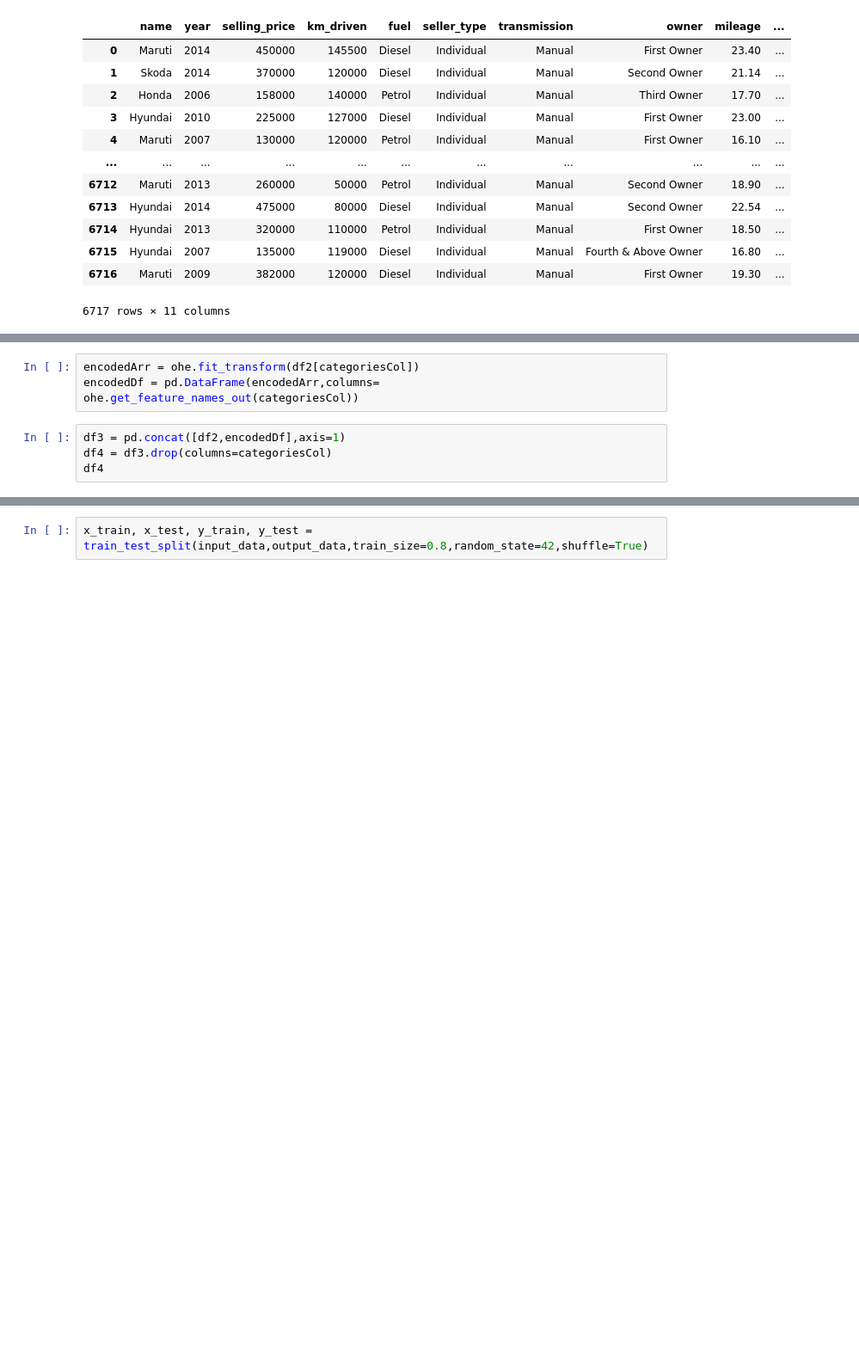
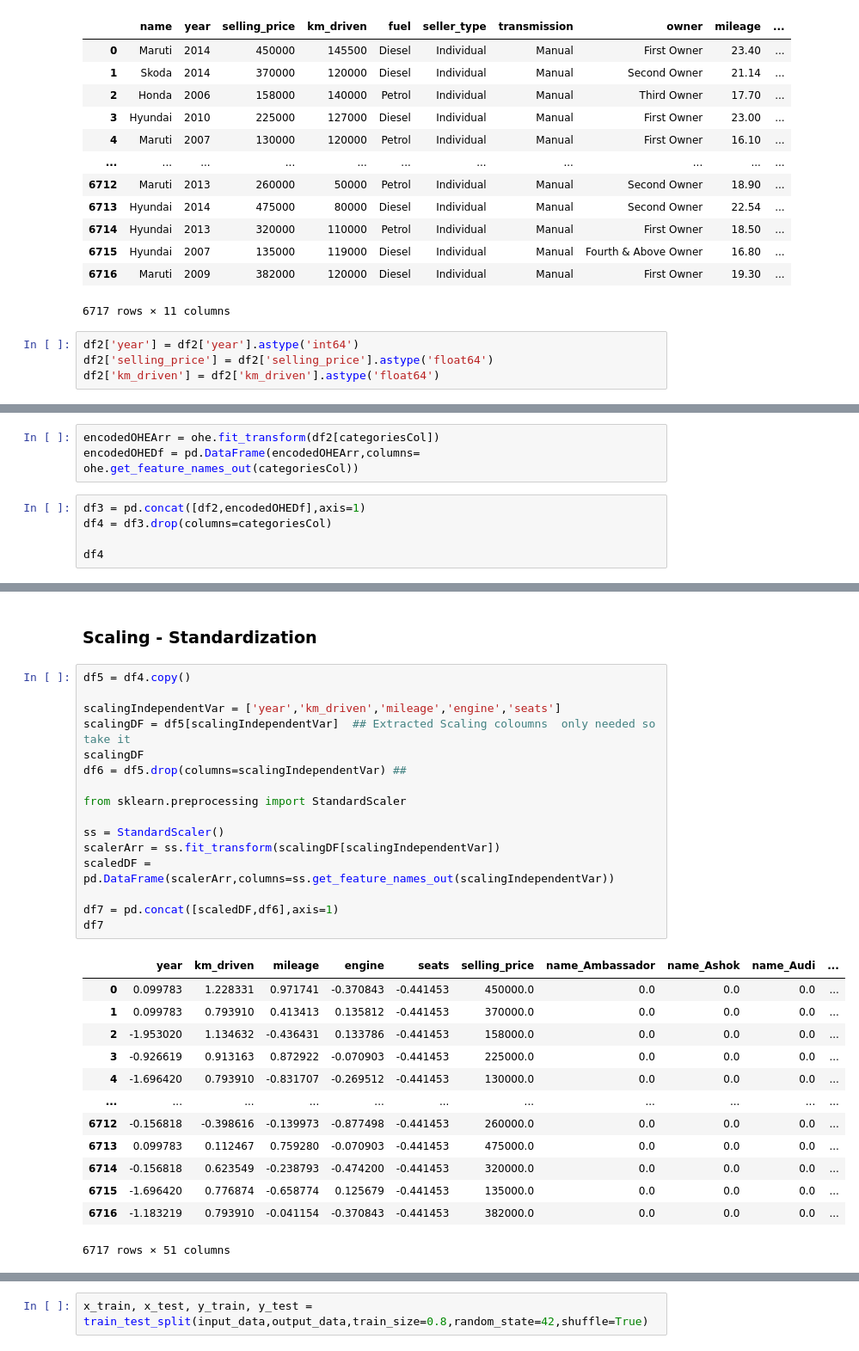
Before and after one commit to Prathmeshpawar21/DS-Used-Car-Price-Prediction-, a Jupyter notebook: notebook/research.ipynb, the cells around one changed output, grey strips where cells are left out. Shown at 86% size. Cells and saved outputs as stored; diff of their text form; blank space fills up the shorter version.

```diff
--- a/notebook/research.ipynb
+++ b/notebook/research.ipynb
@@ -261,3 +261,7 @@ memory usage: 629.7+ KB
 | 6715 | Hyundai | 2007 | 135000 | 119000 | Diesel | Individual | Manual | Fourth & Above Owner | 16.80 | ... |
 | 6716 | Maruti | 2009 | 382000 | 120000 | Diesel | Individual | Manual | First Owner | 19.30 | ... |
 6717 rows × 11 columns
+# %%
+df2['year'] = df2['year'].astype('int64')
+df2['selling_price'] = df2['selling_price'].astype('float64')
+df2['km_driven'] = df2['km_driven'].astype('float64')
@@ -275,9 +300,10 @@ scaler = StandardScaler()
 # %%
-encodedArr = ohe.fit_transform(df2[categoriesCol])
-encodedDf = pd.DataFrame(encodedArr,columns= ohe.get_feature_names_out(categoriesCol))
+encodedOHEArr = ohe.fit_transform(df2[categoriesCol])
+encodedOHEDf = pd.DataFrame(encodedOHEArr,columns= ohe.get_feature_names_out(categoriesCol))
 # %%
-df3 = pd.concat([df2,encodedDf],axis=1)
+df3 = pd.concat([df2,encodedOHEDf],axis=1)
 df4 = df3.drop(columns=categoriesCol)
+
 df4
 # %% [output]
 |  | year | selling_price | km_driven | mileage | engine | seats | name_Ambassador | name_Ashok | name_Audi | ... |
@@ -301 +351,33 @@ len(df4.select_dtypes(include=['float']).columns.tolist())
+# %% [markdown]
+### Scaling - Standardization
+# %%
+df5 = df4.copy()
+
+scalingIndependentVar = ['year','km_driven','mileage','engine','seats']
+scalingDF = df5[scalingIndependentVar]  ## Extracted Scaling coloumns  only needed so take it
+scalingDF
+df6 = df5.drop(columns=scalingIndependentVar) ##
+
+from sklearn.preprocessing import StandardScaler
+
+ss = StandardScaler()
+scalerArr = ss.fit_transform(scalingDF[scalingIndependentVar])
+scaledDF = pd.DataFrame(scalerArr,columns=ss.get_feature_names_out(scalingIndependentVar))
+
+df7 = pd.concat([scaledDF,df6],axis=1)
+df7
+# %% [output]
+|  | year | km_driven | mileage | engine | seats | selling_price | name_Ambassador | name_Ashok | name_Audi | ... |
+| 0 | 0.099783 | 1.228331 | 0.971741 | -0.370843 | -0.441453 | 450000.0 | 0.0 | 0.0 | 0.0 | ... |
+| 1 | 0.099783 | 0.793910 | 0.413413 | 0.135812 | -0.441453 | 370000.0 | 0.0 | 0.0 | 0.0 | ... |
+| 2 | -1.953020 | 1.134632 | -0.436431 | 0.133786 | -0.441453 | 158000.0 | 0.0 | 0.0 | 0.0 | ... |
+| 3 | -0.926619 | 0.913163 | 0.872922 | -0.070903 | -0.441453 | 225000.0 | 0.0 | 0.0 | 0.0 | ... |
+| 4 | -1.696420 | 0.793910 | -0.831707 | -0.269512 | -0.441453 | 130000.0 | 0.0 | 0.0 | 0.0 | ... |
+| ... | ... | ... | ... | ... | ... | ... | ... | ... | ... | ... |
+| 6712 | -0.156818 | -0.398616 | -0.139973 | -0.877498 | -0.441453 | 260000.0 | 0.0 | 0.0 | 0.0 | ... |
+| 6713 | 0.099783 | 0.112467 | 0.759280 | -0.070903 | -0.441453 | 475000.0 | 0.0 | 0.0 | 0.0 | ... |
+| 6714 | -0.156818 | 0.623549 | -0.238793 | -0.474200 | -0.441453 | 320000.0 | 0.0 | 0.0 | 0.0 | ... |
+| 6715 | -1.696420 | 0.776874 | -0.658774 | 0.125679 | -0.441453 | 135000.0 | 0.0 | 0.0 | 0.0 | ... |
+| 6716 | -1.183219 | 0.793910 | -0.041154 | -0.370843 | -0.441453 | 382000.0 | 0.0 | 0.0 | 0.0 | ... |
+6717 rows × 51 columns
 # %%
```
Also changed, not shown: parts of 12 cells of this notebook.
